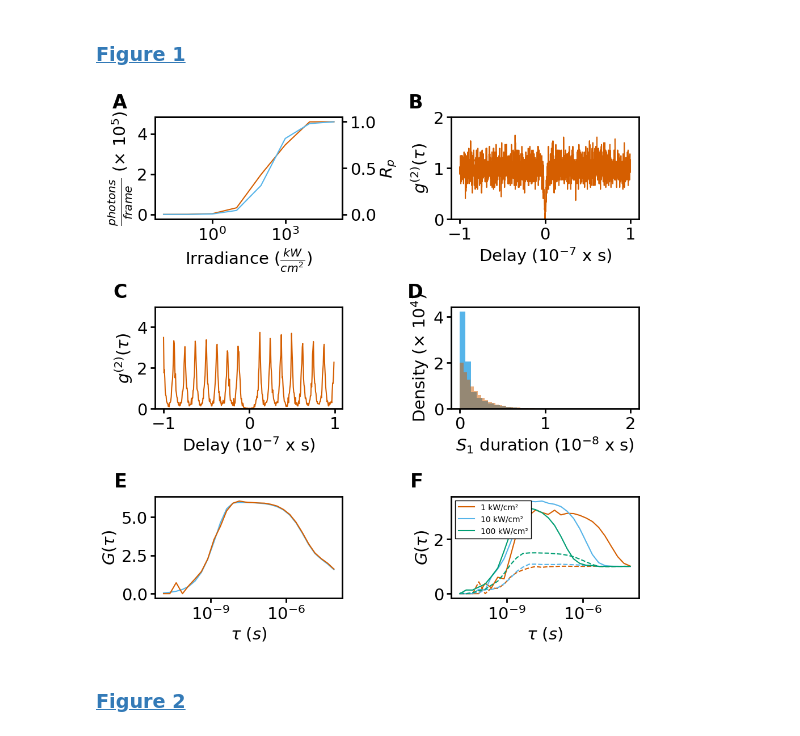
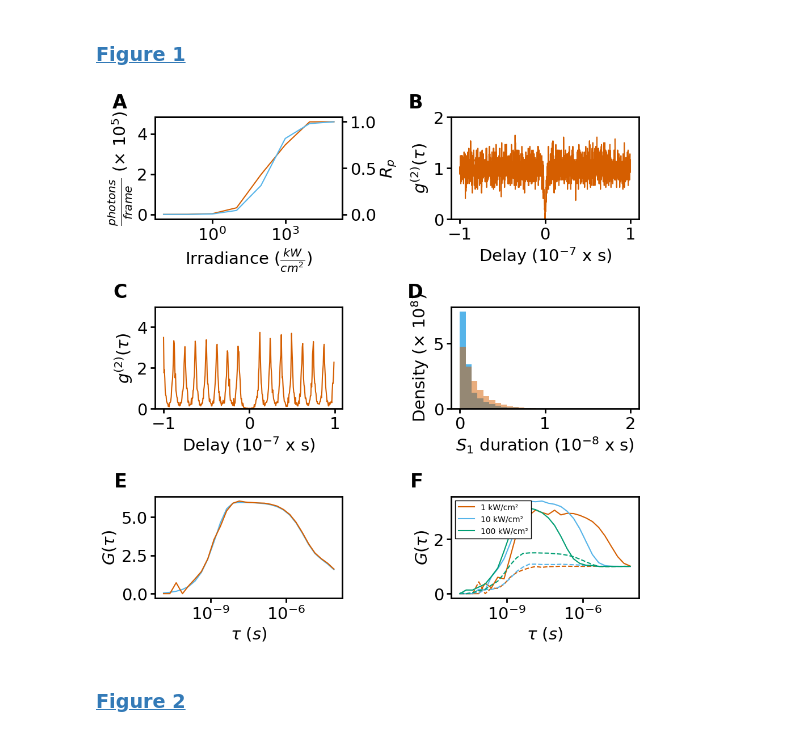
Before and after one commit to super-resolution/Fluopy, a Jupyter notebook: notebooks/Chapter_I/1_3_validations/validations.ipynb, the cells around one changed output. Saved outputs shown, nothing was run; the diff lists cells and outputs as text; code cells hidden in the pictures.

```diff
--- a/notebooks/Chapter_I/1_3_validations/validations.ipynb
+++ b/notebooks/Chapter_I/1_3_validations/validations.ipynb
@@ -692,22 +750,25 @@ fi.universal_figure(
     tick_style_x="sci",
 )
 ax4 = fig.add_subplot(gs[1, 1])
+bins = np.linspace(0, 2e-8, 30)
 fi.universal_figure(
     axes=ax4,
     type_="hist",
     data=lifetimes_alias_2,
     color=sky_blue,
-    bins=30,
+    bins=bins,
+    density=True,
 )
 fi.universal_figure(
     axes=ax4,
     type_="hist",
     data=lifetimes_alias_1,
     color=red,
-    bins=30,
+    bins=bins,
     ylabel="Density",
     xlabel=r"$S_1$ duration (s)",
     alpha=0.5,
+    density=True,
     tick_style_y="sci",
     tick_style_x="sci",
 )
@@ -733,34 +794,34 @@ for i, (fcs, fcs2) in enumerate(zip(fcs_irradiance, fcs_irradiance_2)):
             framealpha=1,
             edgecolor="black",
             fancybox=False,
         ),
     )
     fcs2.plot(axes=ax6, color=colors[i], linestyle="--", title=None)
 
 axes = fig.get_axes()
 letters = ["A", "", "B", "C", "D", "E", "F"]
 for i, axis in enumerate(axes):
     offset = -0.15
     axis.text(
         offset,
         1.05,
         letters[i],
         transform=axis.transAxes,
         fontsize=24,
         fontweight="bold",
         va="bottom",
         ha="right",
     )
 
 fig.tight_layout()
 fig.savefig(
     saving_at + r"\validations_1.png",
     dpi=300,
     bbox_inches="tight",
     pad_inches=0.1,
 )
 # %% [output]
-[figure, old version]
+[figure, new version]
 # %% [markdown]
 ### <a id='toc1_7_2_'></a>[Figure 2](#toc0_)
 # %%
```
Also changed, not shown: parts of 9 cells of this notebook, 35 other files.
